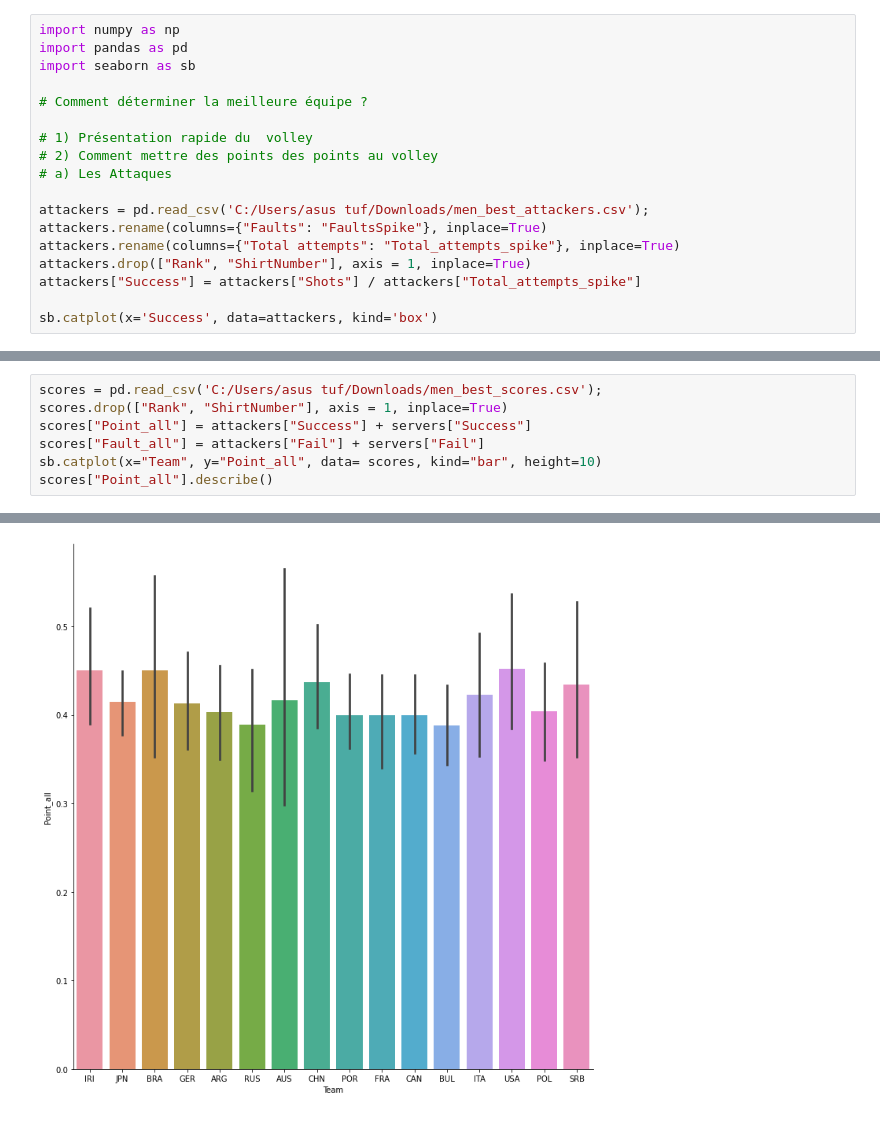
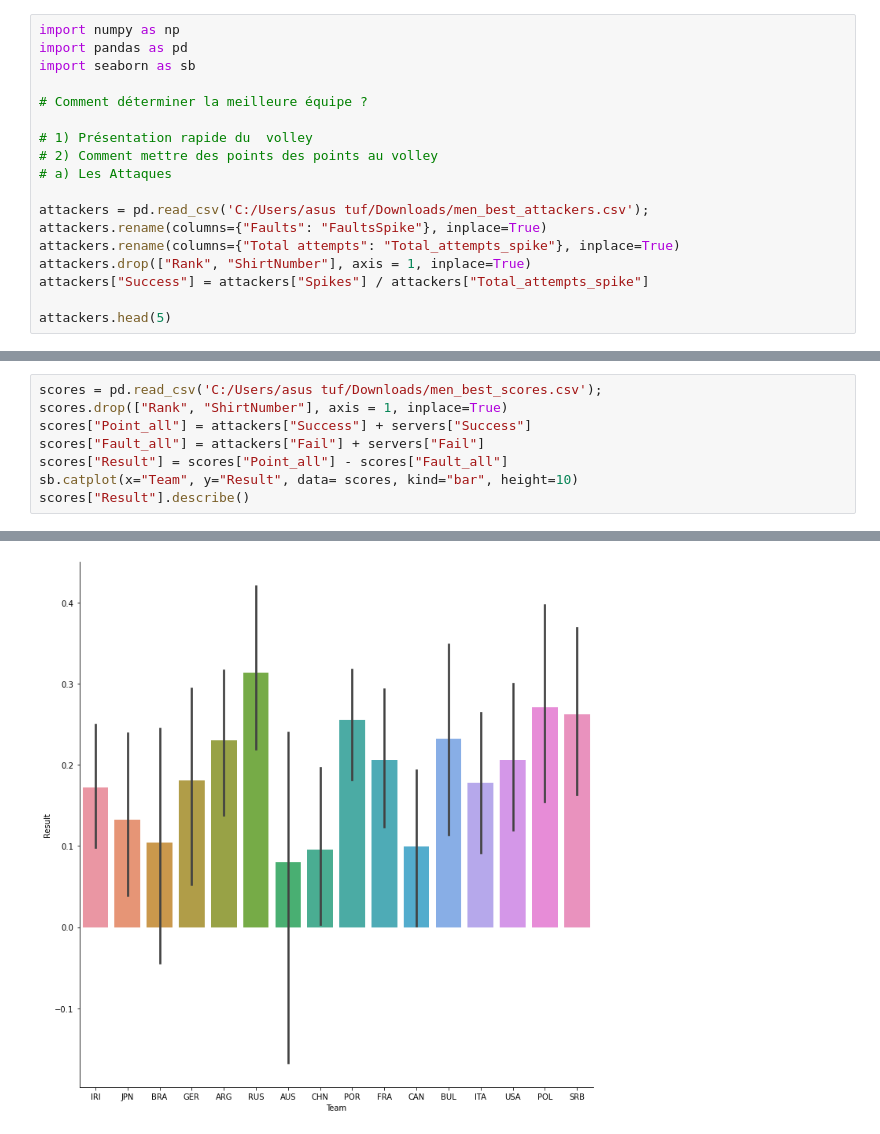
Before and after one commit to Quentin1402/dep-t-python, a Jupyter notebook: Présentation.ipynb, the cells around one changed output, grey strips where cells are left out. Saved outputs shown, nothing was run; the diff lists cells and outputs as text.

```diff
--- a/Présentation.ipynb
+++ b/Présentation.ipynb
@@ -13,7 +13,7 @@ attackers = pd.read_csv('C:/Users/asus tuf/Downloads/men_best_attackers.csv');
 attackers.rename(columns={"Faults": "FaultsSpike"}, inplace=True)
 attackers.rename(columns={"Total attempts": "Total_attempts_spike"}, inplace=True)
 attackers.drop(["Rank", "ShirtNumber"], axis = 1, inplace=True)
-attackers["Success"] = attackers["Shots"] / attackers["Total_attempts_spike"]
+attackers["Success"] = attackers["Spikes"] / attackers["Total_attempts_spike"]
 
-sb.catplot(x='Success', data=attackers, kind='box')
+attackers.head(5)
 # %% [output]
@@ -59,7 +76,8 @@ scores = pd.read_csv('C:/Users/asus tuf/Downloads/men_best_scores.csv');
 scores.drop(["Rank", "ShirtNumber"], axis = 1, inplace=True)
 scores["Point_all"] = attackers["Success"] + servers["Success"]
 scores["Fault_all"] = attackers["Fail"] + servers["Fail"]
-sb.catplot(x="Team", y="Point_all", data= scores, kind="bar", height=10)
-scores["Point_all"].describe()
+scores["Result"] = scores["Point_all"] - scores["Fault_all"]
+sb.catplot(x="Team", y="Result", data= scores, kind="bar", height=10)
+scores["Result"].describe()
 # %% [output]
 count    252.000000
@@ -74 +92 @@ Name: Point_all, dtype: float64
-[figure, old version]
+[figure, new version]
```
Also changed, not shown: parts of 9 cells of this notebook.
